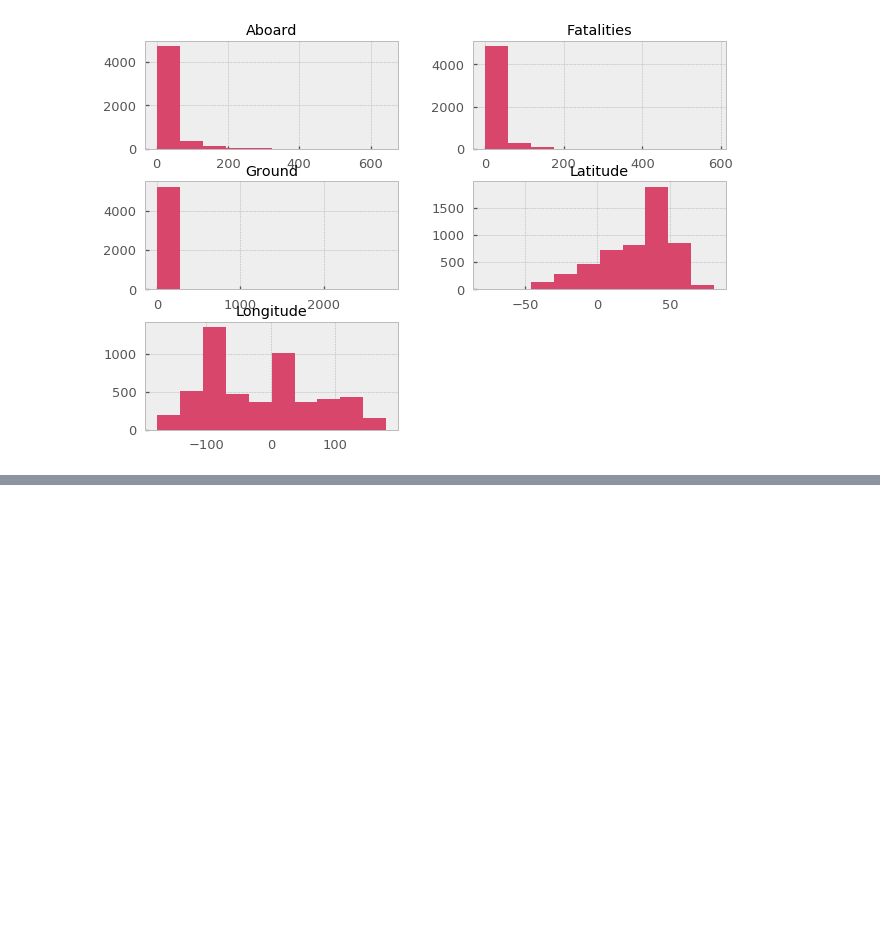
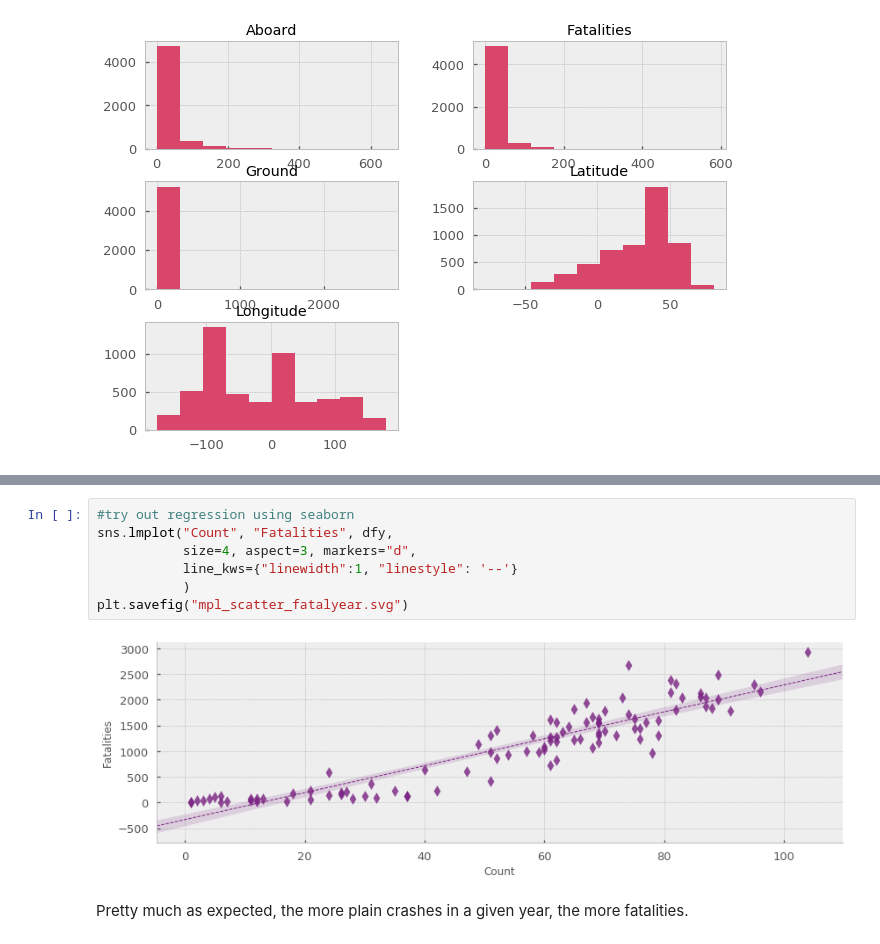
Before and after one commit to CatarinaL/GroupDataVizProjectDIT, a Jupyter notebook: ExploratoryDataAnalysis.ipynb, the cells around one changed output, grey strips where cells are left out. Cells and saved outputs as stored; diff of their text form; blank space fills up the shorter version.

```diff
--- a/ExploratoryDataAnalysis.ipynb
+++ b/ExploratoryDataAnalysis.ipynb
@@ -97,0 +132,11 @@ plt.show()
+# %%
+#try out regression using seaborn
+sns.lmplot("Count", "Fatalities", dfy,
+           size=4, aspect=3, markers="d",
+           line_kws={"linewidth":1, "linestyle": '--'}
+           )
+plt.savefig("mpl_scatter_fatalyear.svg")
+# %% [output]
+[figure, added]
+# %% [markdown]
+Pretty much as expected, the more plain crashes in a given year, the more fatalities.
```
Also changed, not shown: parts of 11 cells of this notebook, 1 other file.
